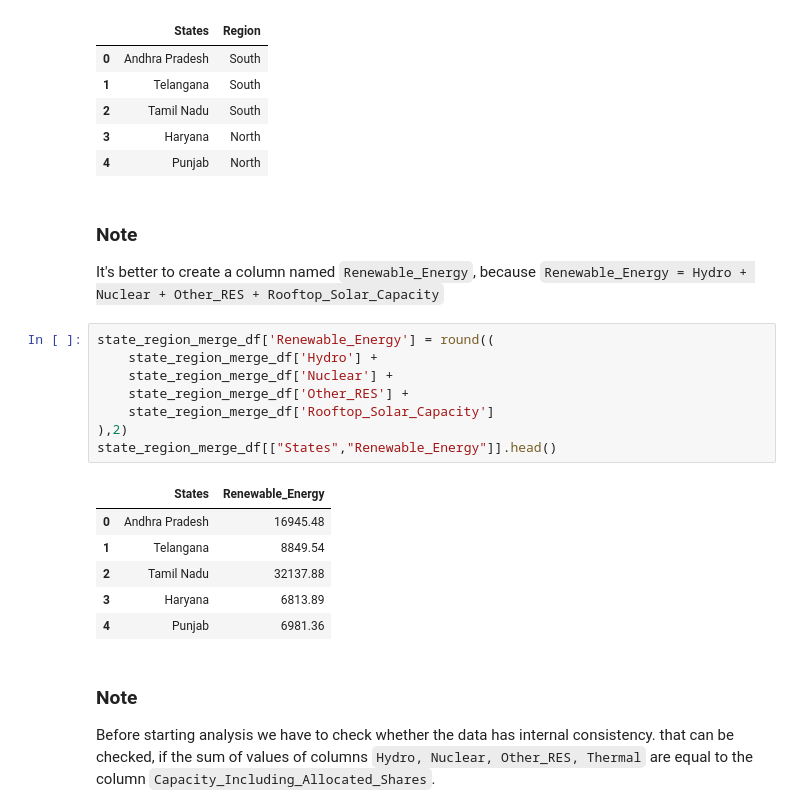
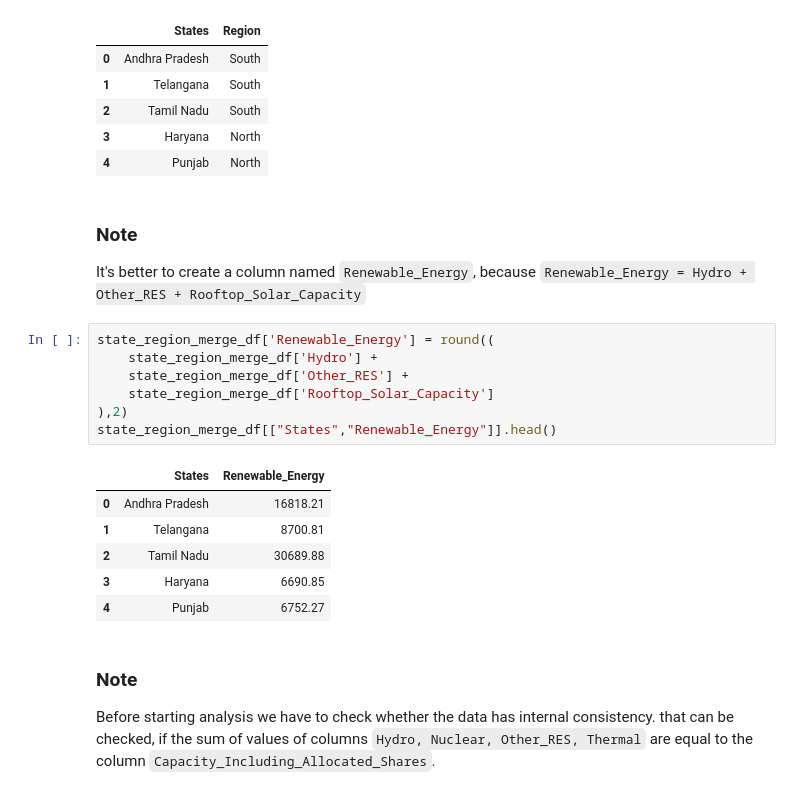
Before and after one commit to VishnuCodes96/capstone_projects, a Jupyter notebook: capstone_project_1.ipynb, the cells around one changed output. Drawn from its saved outputs; the diff is of its cells as text.

```diff
--- a/capstone_project_1.ipynb
+++ b/capstone_project_1.ipynb
@@ -172,22 +177,21 @@ state_region_merge_df[['States','Region']].head()
 | 4 | Punjab | North |
 # %% [markdown]
 ### Note
-It's better to create a column named `Renewable_Energy`, because `Renewable_Energy = Hydro + Nuclear + Other_RES + Rooftop_Solar_Capacity`
+It's better to create a column named `Renewable_Energy`, because `Renewable_Energy = Hydro + Other_RES + Rooftop_Solar_Capacity`
 # %%
 state_region_merge_df['Renewable_Energy'] = round((
     state_region_merge_df['Hydro'] +
-    state_region_merge_df['Nuclear'] +
     state_region_merge_df['Other_RES'] +
     state_region_merge_df['Rooftop_Solar_Capacity']
 ),2)
 state_region_merge_df[["States","Renewable_Energy"]].head()
 # %% [output]
 |  | States | Renewable_Energy |
-| 0 | Andhra Pradesh | 16945.48 |
-| 1 | Telangana | 8849.54 |
-| 2 | Tamil Nadu | 32137.88 |
-| 3 | Haryana | 6813.89 |
-| 4 | Punjab | 6981.36 |
+| 0 | Andhra Pradesh | 16818.21 |
+| 1 | Telangana | 8700.81 |
+| 2 | Tamil Nadu | 30689.88 |
+| 3 | Haryana | 6690.85 |
+| 4 | Punjab | 6752.27 |
 # %% [markdown]
 ### Note
 Before starting analysis we have to check whether the data has internal consistency. that can be checked, if the sum of values of columns `Hydro, Nuclear, Other_RES, Thermal` are equal to the column `Capacity_Including_Allocated_Shares`.
```
Also changed, not shown: parts of 10 cells of this notebook.
